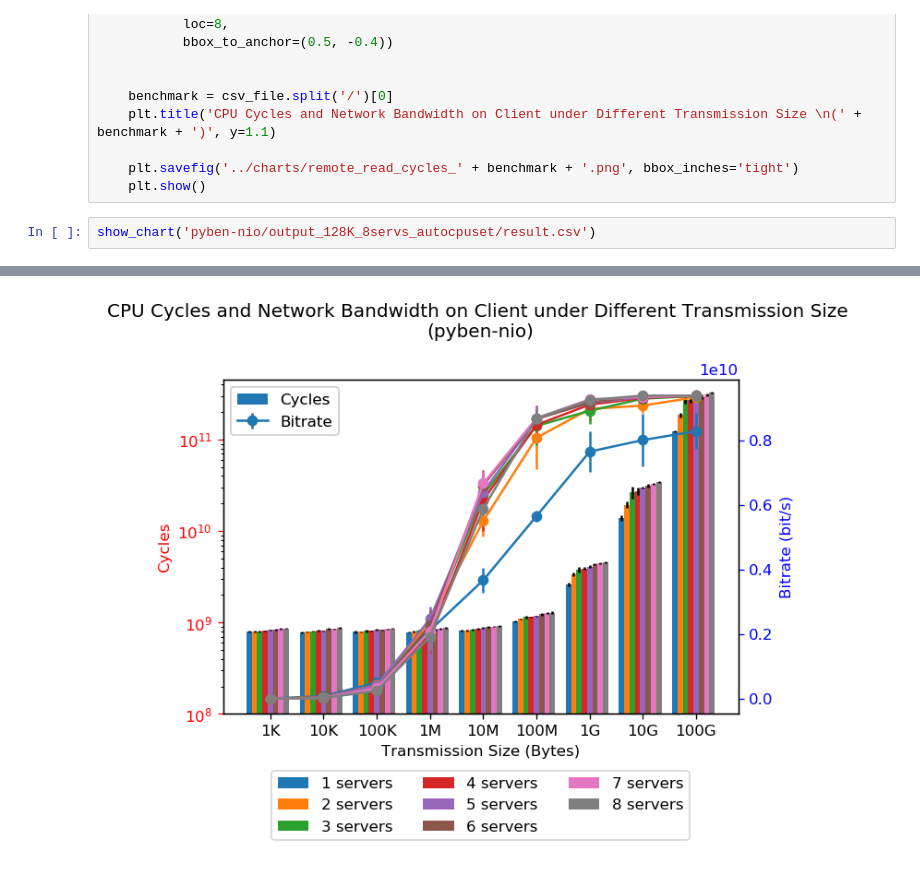
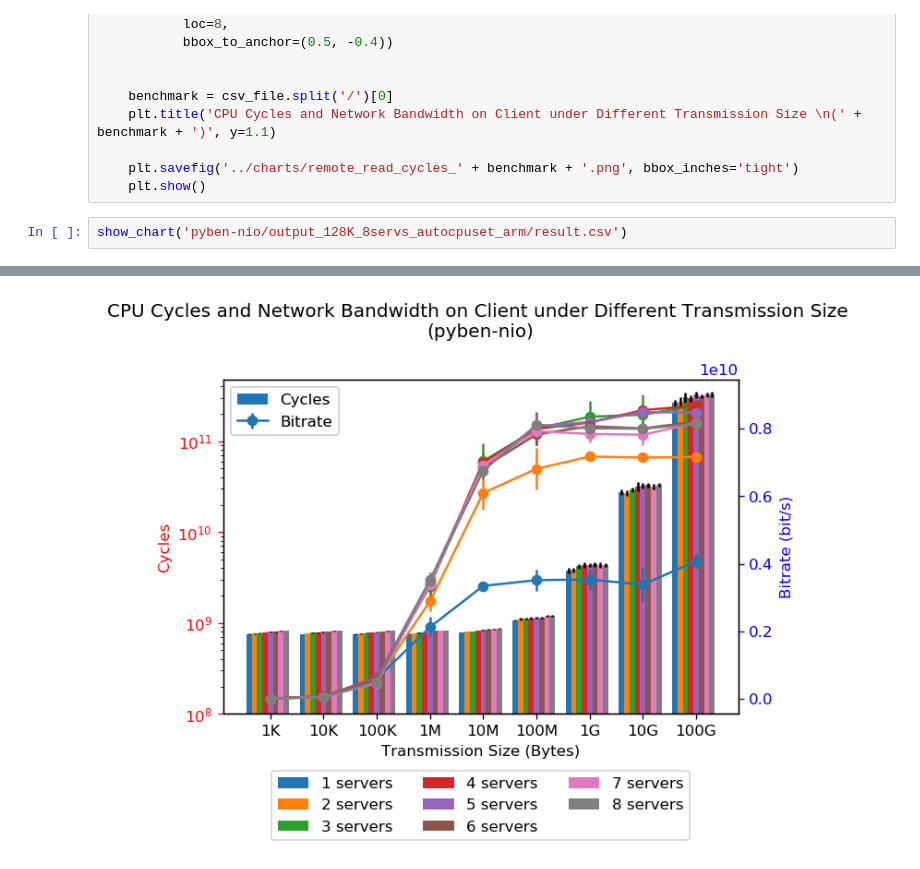
Before and after one commit to ljishen/EuCycles, a Jupyter notebook: analysis/notebooks/visualization_nserv.ipynb, the cells around one changed output, grey strips where cells are left out. Drawn from its saved outputs; the diff is of its cells as text.

Commit message:
enerate chart for benchmarking 8 arm servers using pyben-nio with auto cpuset

```diff
--- a/analysis/notebooks/visualization_nserv.ipynb
+++ b/analysis/notebooks/visualization_nserv.ipynb
@@ -150,7 +166,7 @@ def show_chart(csv_file):
     plt.savefig('../charts/remote_read_cycles_' + benchmark + '.png', bbox_inches='tight')
     plt.show()
 # %%
-show_chart('pyben-nio/output_128K_8servs_autocpuset/result.csv')
+show_chart('pyben-nio/output_128K_8servs_autocpuset_arm/result.csv')
 # %% [output]
 |  | 1K |  |  |  |  |  |  |  |  |  |  | ... |
 |  | 1 |  | 2 |  | 3 |  | 4 |  | 5 |  | 6 | ... |
@@ -170 +186 @@ show_chart('pyben-nio/output_128K_8servs_autocpuset/result.csv')
-[figure, old version]
+[figure, new version]
```
Also changed, not shown: parts of 2 cells of this notebook, 1 other file.
